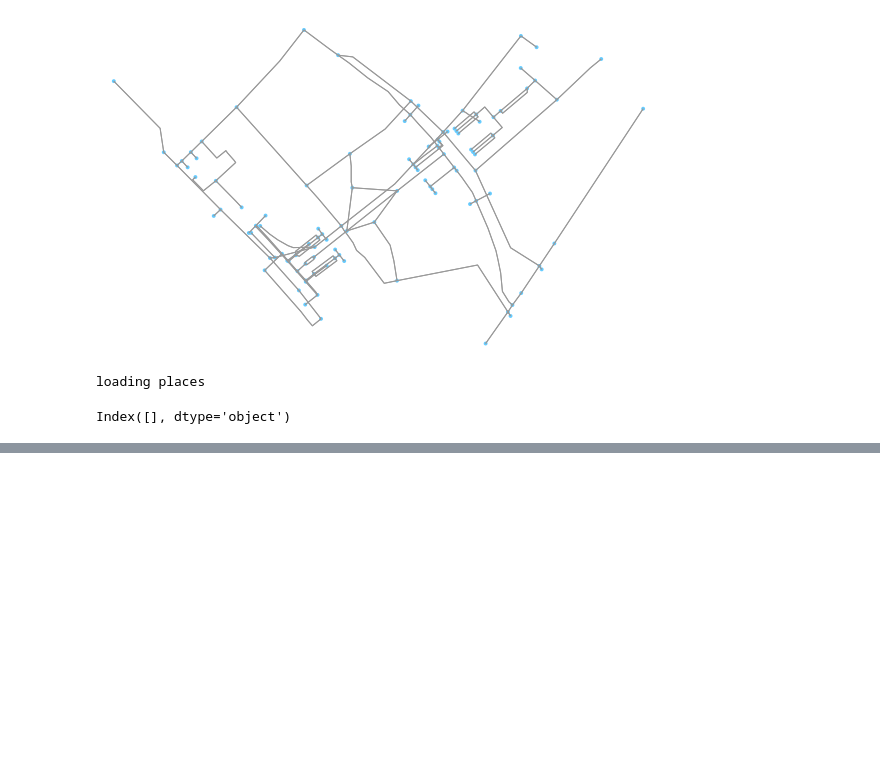
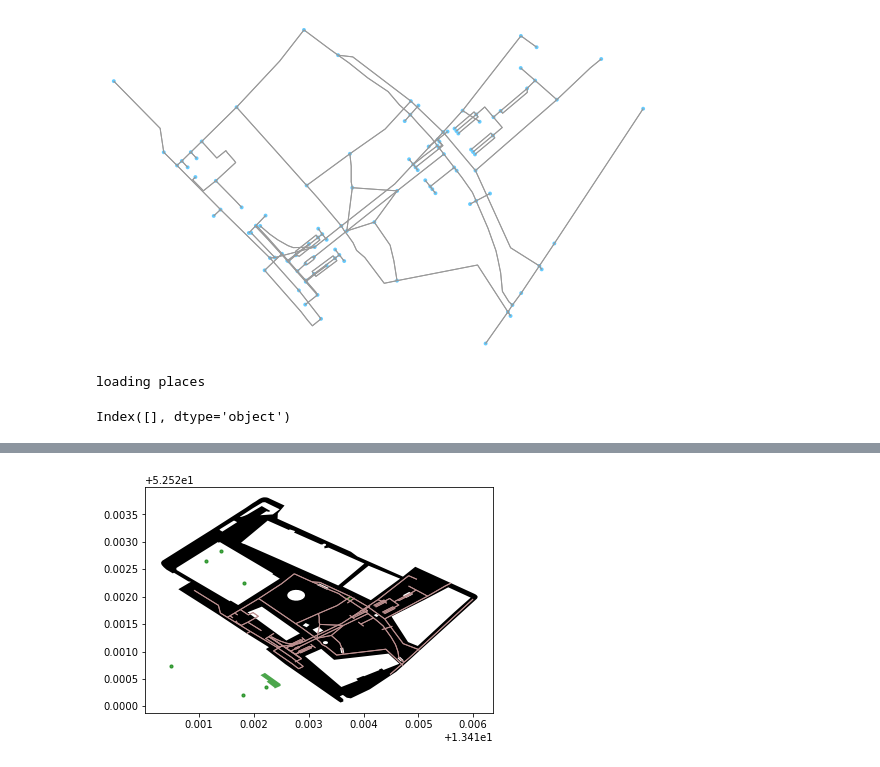
Before and after one commit to Liyubov/data_analysis_for_social_good, a Jupyter notebook: bikes_mobility_analysis.ipynb, the cells around one changed output, grey strips where cells are left out. Cells and saved outputs as stored; diff of their text form; code cells hidden in the pictures; blank space fills up the shorter version.

```diff
--- a/bikes_mobility_analysis.ipynb
+++ b/bikes_mobility_analysis.ipynb
@@ -302,3 +324,13 @@ loading graph of Berlin
 [figure]
 loading places
 Index([], dtype='object')
+# %%
+
+#    Let’s extract the nodes and edges from the graph as GeoDataFrames:
+
+
+# Retrieve nodes and edges
+nodes, edges = ox.graph_to_gdfs(graph)
+print("Nodes:\n", nodes.head(), '\n')
+print("Edges:\n", edges.head(), '\n')
+print("Type:", type(edges))
@@ -304,0 +355,19 @@ Index([], dtype='object')
+# %%
+# Plot the footprint
+ax = area.plot(facecolor='black')
+
+# Plot street edges
+edges.plot(ax=ax, linewidth=1, edgecolor='#BC8F8F')
+
+# Plot buildings
+#buildings.plot(ax=ax, facecolor='khaki', alpha=0.7)
+
+# Plot restaurants
+restaurants.plot(ax=ax, color='green', alpha=0.7, markersize=10)
+
+# Plot schools
+schools.plot(ax=ax, color='red', alpha=0.7, markersize=10)
+
+plt.tight_layout()
+# %% [output]
+[figure, added]
```
Also changed, not shown: parts of 8 cells of this notebook.
